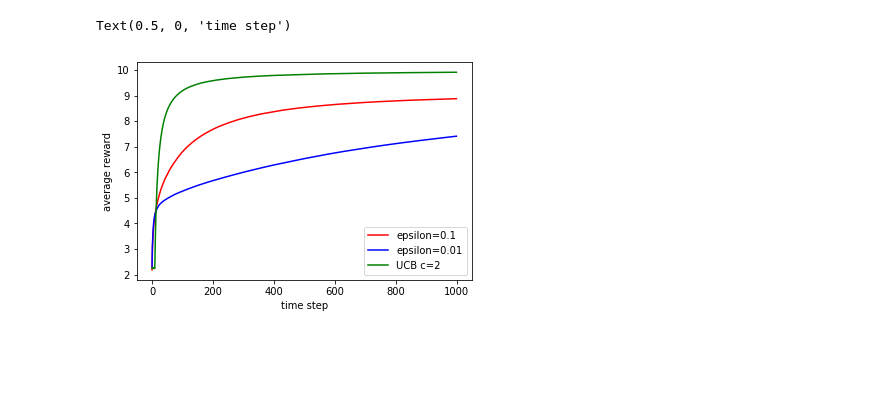
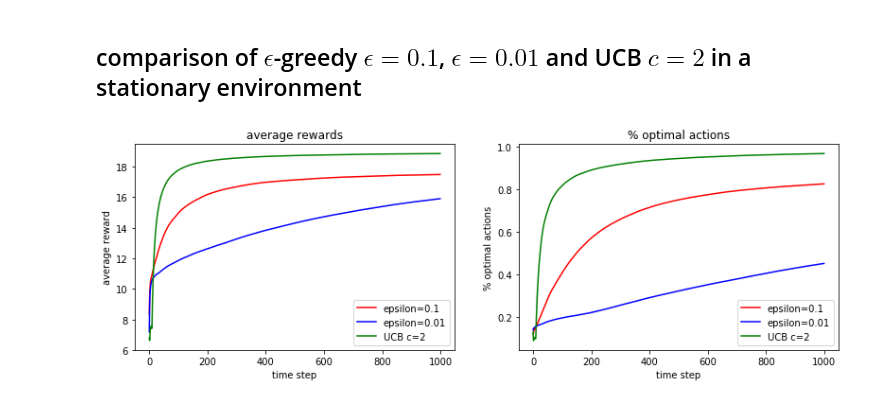
Before and after one commit to zetongqi/reinforcement_learning, a Jupyter notebook: multi_armed_bandits.ipynb, the cells around one changed output. Cells and saved outputs as stored; diff of their text form; code cells hidden in the pictures; blank space fills up the shorter version.

```diff
--- a/multi_armed_bandits.ipynb
+++ b/multi_armed_bandits.ipynb
@@ -72,23 +85,54 @@ env.mean = np.array([2, 1, -1.2, 5, 10, -0.2, 4, 6.8, -5, 0])
 # %%
-epochs=2000
+env = stationary_environment(10)
+
+epochs=200
 steps=1000
 avg1 = np.zeros(steps)
+optimal1 = np.zeros(steps)
 avg2 = np.zeros(steps)
+optimal2 = np.zeros(steps)
 avg3 = np.zeros(steps)
+optimal3 = np.zeros(steps)
 for i in range(epochs):
-    avg1 += epsilon_greedy_agent(0.1, env).explore_and_exploit(steps)
-    avg2 += epsilon_greedy_agent(0.01, env).explore_and_exploit(steps)
-    avg3 += UCB(2, env).explore_and_exploit(steps)
+    tmp1, tmp2 = epsilon_greedy_agent(0.1, env).explore_and_exploit(steps)
+    avg1 += tmp1
+    optimal1 += tmp2
+
+    tmp1, tmp2 = epsilon_greedy_agent(0.01, env).explore_and_exploit(steps)
+    avg2 += tmp1
+    optimal2 += tmp2
+
+    tmp1, tmp2 = UCB(2, env).explore_and_exploit(steps)
+    avg3 += tmp1
+    optimal3 += tmp2
+
 avg1 /= epochs
+optimal1 /= epochs
 avg2 /= epochs
+optimal2 /= epochs
 avg3 /= epochs
+optimal3 /= epochs
+# %% [markdown]
+## comparison of $\epsilon$-greedy $\epsilon = 0.1$, $\epsilon = 0.01$ and UCB $c = 2$ in a stationary environment
 # %%
-plt.plot(avg1, "r")
-plt.plot(avg2, "b")
-plt.plot(avg3, "g")
+fig = plt.figure(figsize=plt.figaspect(0.3))
+ax = fig.add_subplot(121)
+ax.plot(avg1, "r")
+ax.plot(avg2, "b")
+ax.plot(avg3, "g")
 plt.legend(["epsilon=0.1", "epsilon=0.01", "UCB c=2"])
 plt.ylabel("average reward")
 plt.xlabel("time step")
+plt.title("average rewards")
+
+ax = fig.add_subplot(122)
+ax.plot(optimal1, "r")
+ax.plot(optimal2, "b")
+ax.plot(optimal3, "g")
+plt.legend(["epsilon=0.1", "epsilon=0.01", "UCB c=2"])
+plt.ylabel("% optimal actions")
+plt.xlabel("time step")
+plt.title("% optimal actions")
+plt.show()
 # %% [output]
-Text(0.5, 0, 'time step')
-[figure, old version]
+[figure, new version]
```
Also changed, not shown: parts of 8 cells of this notebook.
